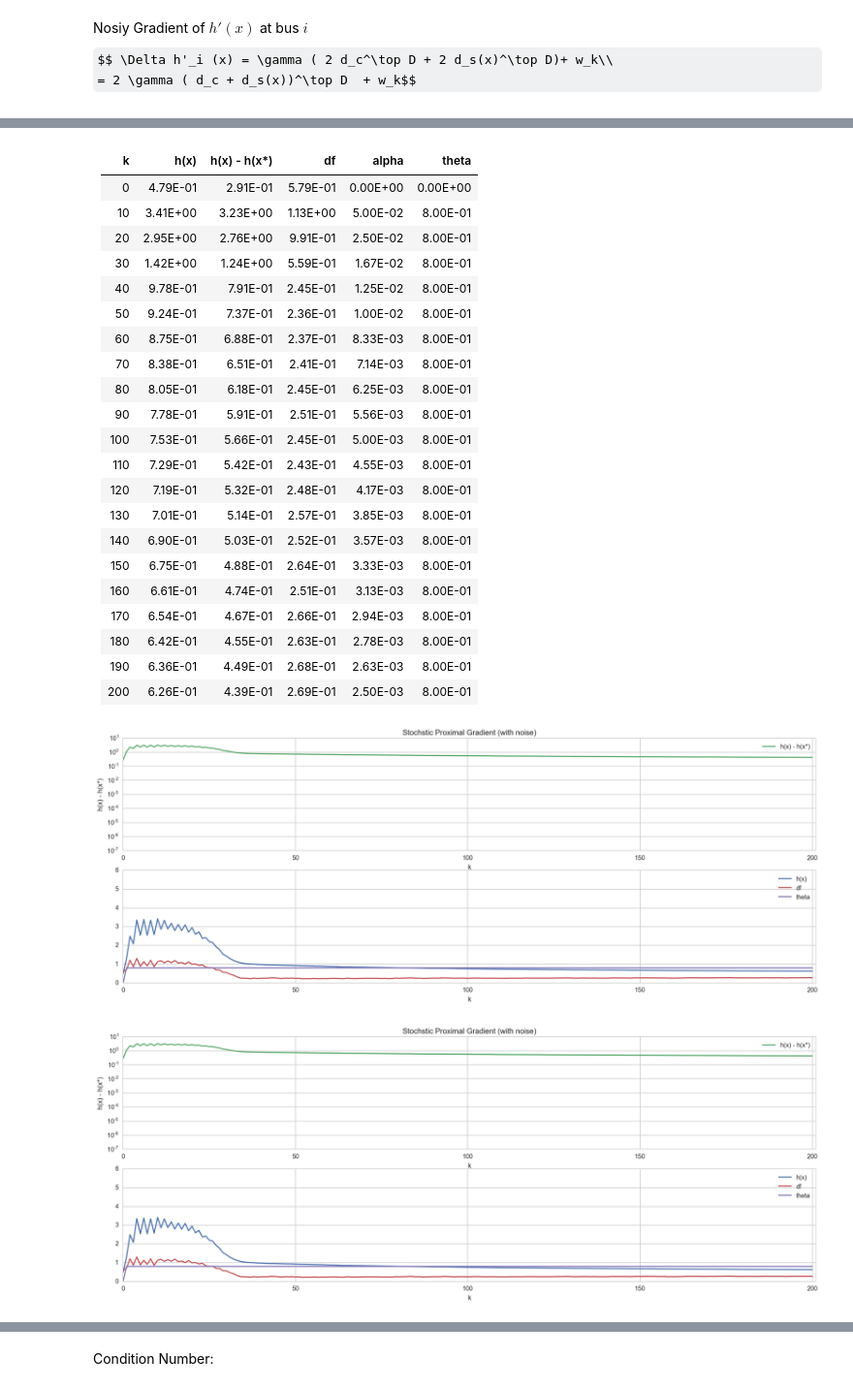
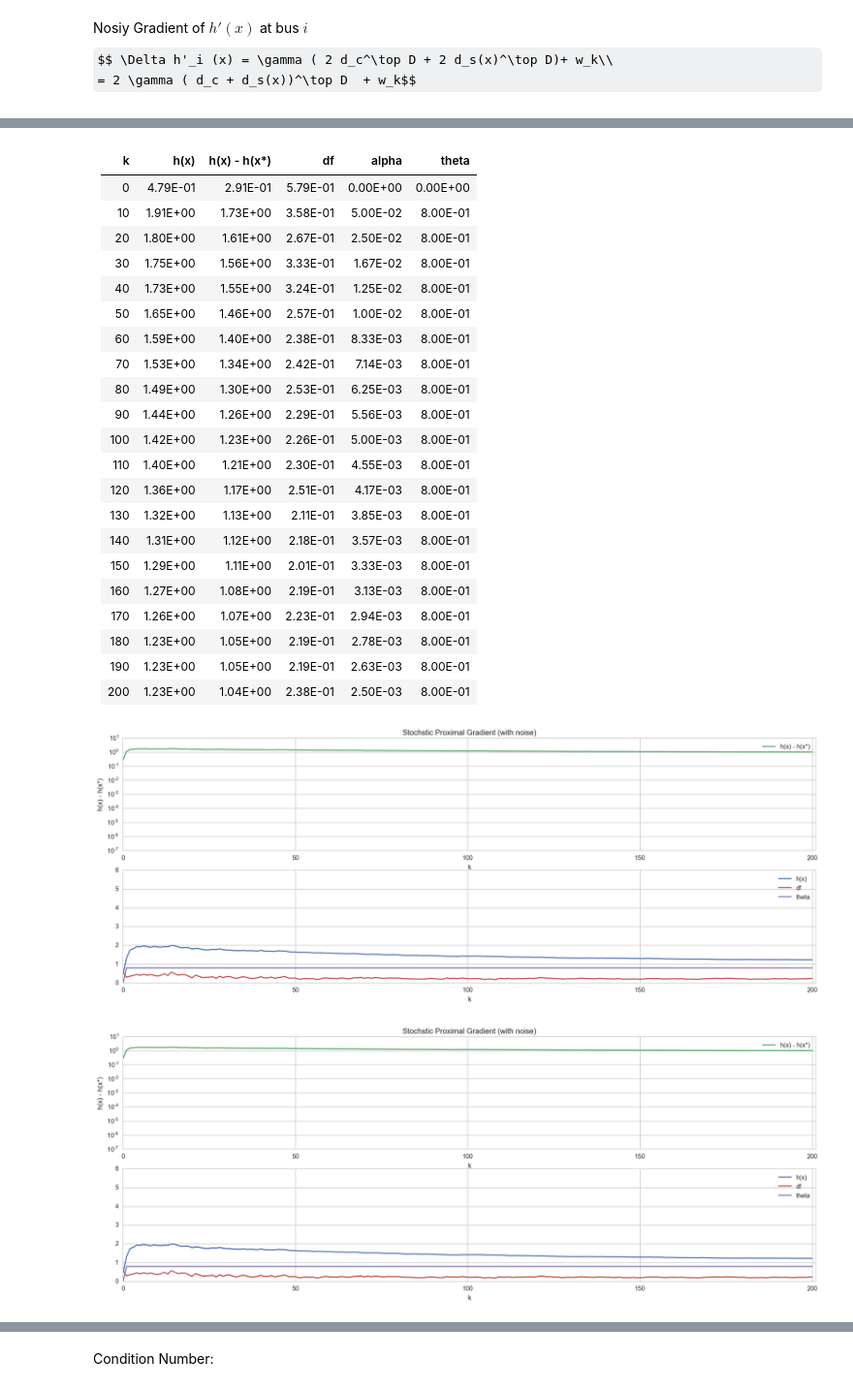
Before and after one commit to martinzellner/mp-pfnet, a Jupyter notebook: Load Variance.ipynb, the cells around one changed output, grey strips where cells are left out. Shown at 97% size. Saved outputs shown, nothing was run; the diff lists cells and outputs as text; code cells hidden in the pictures; some formulas as TeX source.

```diff
--- a/Load Variance.ipynb
+++ b/Load Variance.ipynb
@@ -398,7 +395,7 @@ $$d_s (x) = \sum_{i \in \Omega_b} D_s P_{b, i} x$$
 with $\Omega_b$ is the set of buses excluding the slack bus and $P_{b,i}$ the projection variable extracting the variables related to bus $i$.
 # %%
 def d_s(x):
-    return np.dot(D_s, sum([(p_bats[bus.index] * x) for bus in filter(lambda bus: (not bus.is_slack()), mp.get_network().buses)])).T
+    return np.dot(D_s, sum([(p_bats[bus.index] * x) for bus in filter(lambda bus: (not bus.is_slack()), mp.get_network().buses)])).A.flatten()
 # %% [markdown]
 Cost function $$h(x) = \gamma (d_c^\top d_c + 2 d_c^\top d_s (x) + d_s (x)^\top d_s (x)) + g^\top x$$
 # %%
@@ -411,9 +408,9 @@ $$ \nabla h_i (x) = \gamma ( 2 d_c^\top D_s + 2 d_s(x)^\top D_s) + P_{b, i} g \\
 # %%
 def grad_h(x, bus=None):
     if bus is not None:
-        return gamma* (2 * d_c.dot(D_s) + 2 * d_s(x).dot(D_s)) + p_bats[bus.index] * g
+        return gamma* (2 * d_c.dot(D_s) + 2 * d_s(x).dot(D_s)).A.flatten() + p_bats[bus.index] * g
     else:
-        return gamma* sum([p_bat.T * (2 * d_c.dot(D_s) + 2 * d_s(x).dot(D_s)) for p_bat in p_bats.values()]) + g
+        return gamma* sum([p_bat.T * (2 * d_c.dot(D_s).A.flatten() + 2 * d_s(x).dot(D_s).A.flatten()) for p_bat in p_bats.values()]) + g
 # %% [markdown]
 ## Check Gradient
 # %%
@@ -756,7 +753,7 @@ ld = 0.8
 xsol = global_proj_x(np.zeros((len(xstar),)))
 buses_wo_slack = list(filter(lambda bus: (not bus.is_slack()), mp.get_network().buses))
 
-spg_output = OptOutput("Stochstic Proximal Gradient", max_iteration + 1,
+spg_output = OptOutput("Proximal Gradient", max_iteration + 1,
                    ["k", "h(x)", "h(x) - h(x*)", "df","h(x*)", "alpha", 'ld'], label="h(x) - h(x*)")
 spg_output.update_values({"k" : 0, "h(x)" : h(xsol), "h(x) - h(x*)" : h(xsol)- h(xstar),
                           "df" : norm(grad_f(xsol), ord=inf), "h(x*)" : h(xstar), "alpha": 0.0,
@@ -839,7 +836,7 @@ Sensitivity: $\lambda = \frac{\Delta F}{\epsilon}$
 # %%
 epsilon = 1e-1
 delta = 1e-7
-L = 4 * pow(gamma, 2)  *norm((D_s* D_s) )
+L = 4 * pow(gamma, 2)  *norm((D_s.T* D_s) )
 K = 200
 lamd =( K * (K-1) * L * delta) / (2 * epsilon)
 c = 8e-3
@@ -871,60 +868,60 @@ def noisy_grad_f(xsol, bus, iteration):
 xsol = global_proj_x(np.zeros((len(xstar),)))
 buses_wo_slack = list(filter(lambda bus: (not bus.is_slack()), mp.get_network().buses))
 
-nspg_output = OptOutput("Stochstic Proximal Gradient (with noise)", K + 1,
+nspg_output = OptOutput("Stochstic Proximal Gradient", K + 1,
                    ["k", "h(x)", "h(x) - h(x*)", "df", "alpha", 'theta'], label="h(x) - h(x*)")
 
 nspg_output.update_values({"k" : 0, "h(x)" : h(xsol), "h(x) - h(x*)" : h(xsol)- h(xstar),
                           "df" : norm(grad_f(xsol), ord=inf), "alpha": 0.0, "theta" : 0.0})
 for k in range(K):
     alpha = 5e-1/(k + 1)
     #alpha = c/np.sqrt(k + 1)
     #alpha = 1.0E-4
 
     #theta = (eta + 1) / (eta + k)
     theta = 0.8
 
     with multiprocessing.Pool() as pool:
         steps = pool.starmap(prox_step, [(p_bats[bus.index] * xsol
                                           - alpha * noisy_grad_f(xsol, bus, iteration),
                                           bus.index, alpha)
                                          for bus in buses_wo_slack])
 
     xstep = sum(p_bats[i].T * step for i, step in enumerate(steps))
     xpre = xsol.copy()
 
     # averaging step
     xsol = (1-theta) * xpre + theta * xstep
 
     # Output
     nspg_output.update_values({"k" : k +1, "h(x)" : h(xsol), "h(x) - h(x*)" : h(xsol)- h(xstar),
                           "df" : norm(grad_f(xsol), ord=inf), "alpha": alpha, "theta" : theta})
 # %% [output]
 | k|h(x)|h(x) - h(x*)|df|alpha|theta |
 | ---|---|---|---|---|---|
 | 0|4.79E-01|2.91E-01|5.79E-01|0.00E+00|0.00E+00|
-| 10|3.41E+00|3.23E+00|1.13E+00|5.00E-02|8.00E-01|
-| 20|2.95E+00|2.76E+00|9.91E-01|2.50E-02|8.00E-01|
-| 30|1.42E+00|1.24E+00|5.59E-01|1.67E-02|8.00E-01|
-| 40|9.78E-01|7.91E-01|2.45E-01|1.25E-02|8.00E-01|
-| 50|9.24E-01|7.37E-01|2.36E-01|1.00E-02|8.00E-01|
-| 60|8.75E-01|6.88E-01|2.37E-01|8.33E-03|8.00E-01|
-| 70|8.38E-01|6.51E-01|2.41E-01|7.14E-03|8.00E-01|
-| 80|8.05E-01|6.18E-01|2.45E-01|6.25E-03|8.00E-01|
-| 90|7.78E-01|5.91E-01|2.51E-01|5.56E-03|8.00E-01|
-| 100|7.53E-01|5.66E-01|2.45E-01|5.00E-03|8.00E-01|
-| 110|7.29E-01|5.42E-01|2.43E-01|4.55E-03|8.00E-01|
-| 120|7.19E-01|5.32E-01|2.48E-01|4.17E-03|8.00E-01|
-| 130|7.01E-01|5.14E-01|2.57E-01|3.85E-03|8.00E-01|
-| 140|6.90E-01|5.03E-01|2.52E-01|3.57E-03|8.00E-01|
-| 150|6.75E-01|4.88E-01|2.64E-01|3.33E-03|8.00E-01|
-| 160|6.61E-01|4.74E-01|2.51E-01|3.13E-03|8.00E-01|
-| 170|6.54E-01|4.67E-01|2.66E-01|2.94E-03|8.00E-01|
-| 180|6.42E-01|4.55E-01|2.63E-01|2.78E-03|8.00E-01|
-| 190|6.36E-01|4.49E-01|2.68E-01|2.63E-03|8.00E-01|
-| 200|6.26E-01|4.39E-01|2.69E-01|2.50E-03|8.00E-01|
+| 10|1.91E+00|1.73E+00|3.58E-01|5.00E-02|8.00E-01|
+| 20|1.80E+00|1.61E+00|2.67E-01|2.50E-02|8.00E-01|
+| 30|1.75E+00|1.56E+00|3.33E-01|1.67E-02|8.00E-01|
+| 40|1.73E+00|1.55E+00|3.24E-01|1.25E-02|8.00E-01|
+| 50|1.65E+00|1.46E+00|2.57E-01|1.00E-02|8.00E-01|
+| 60|1.59E+00|1.40E+00|2.38E-01|8.33E-03|8.00E-01|
+| 70|1.53E+00|1.34E+00|2.42E-01|7.14E-03|8.00E-01|
+| 80|1.49E+00|1.30E+00|2.53E-01|6.25E-03|8.00E-01|
+| 90|1.44E+00|1.26E+00|2.29E-01|5.56E-03|8.00E-01|
+| 100|1.42E+00|1.23E+00|2.26E-01|5.00E-03|8.00E-01|
+| 110|1.40E+00|1.21E+00|2.30E-01|4.55E-03|8.00E-01|
+| 120|1.36E+00|1.17E+00|2.51E-01|4.17E-03|8.00E-01|
+| 130|1.32E+00|1.13E+00|2.11E-01|3.85E-03|8.00E-01|
+| 140|1.31E+00|1.12E+00|2.18E-01|3.57E-03|8.00E-01|
+| 150|1.29E+00|1.11E+00|2.01E-01|3.33E-03|8.00E-01|
+| 160|1.27E+00|1.08E+00|2.19E-01|3.13E-03|8.00E-01|
+| 170|1.26E+00|1.07E+00|2.23E-01|2.94E-03|8.00E-01|
+| 180|1.23E+00|1.05E+00|2.19E-01|2.78E-03|8.00E-01|
+| 190|1.23E+00|1.05E+00|2.19E-01|2.63E-03|8.00E-01|
+| 200|1.23E+00|1.04E+00|2.38E-01|2.50E-03|8.00E-01|
-[figure, old version]
+[figure, new version]
-[figure, old version]
+[figure, new version]
 # %%
 from matplotlib.pyplot import savefig, gca
 plot(nspg_output.values['h(x) - h(x*)'], label="with noise")
```
Also changed, not shown: parts of 18 cells of this notebook, 2 other files.
